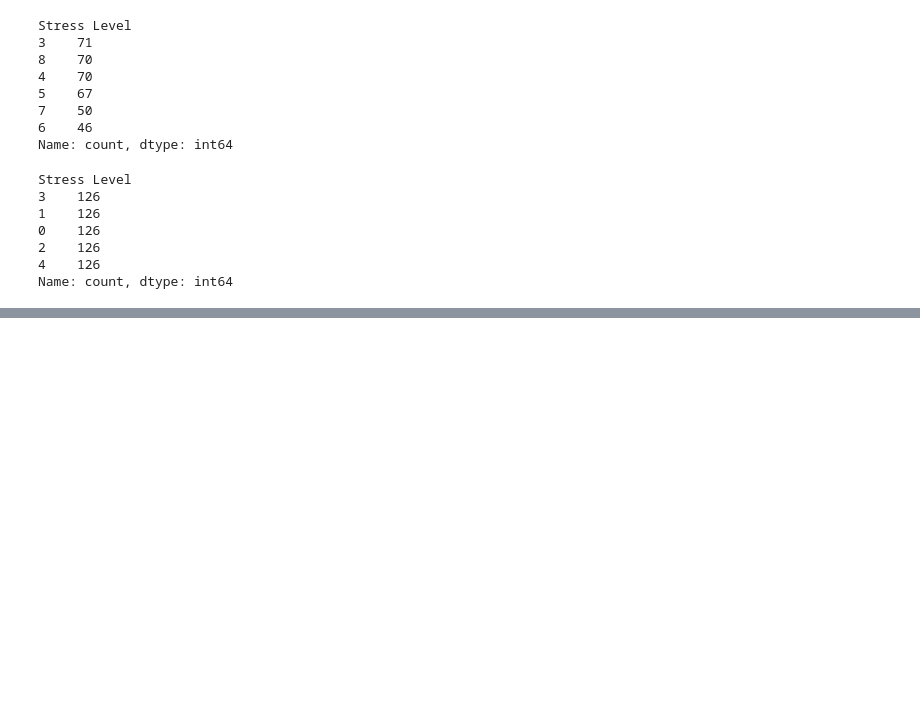
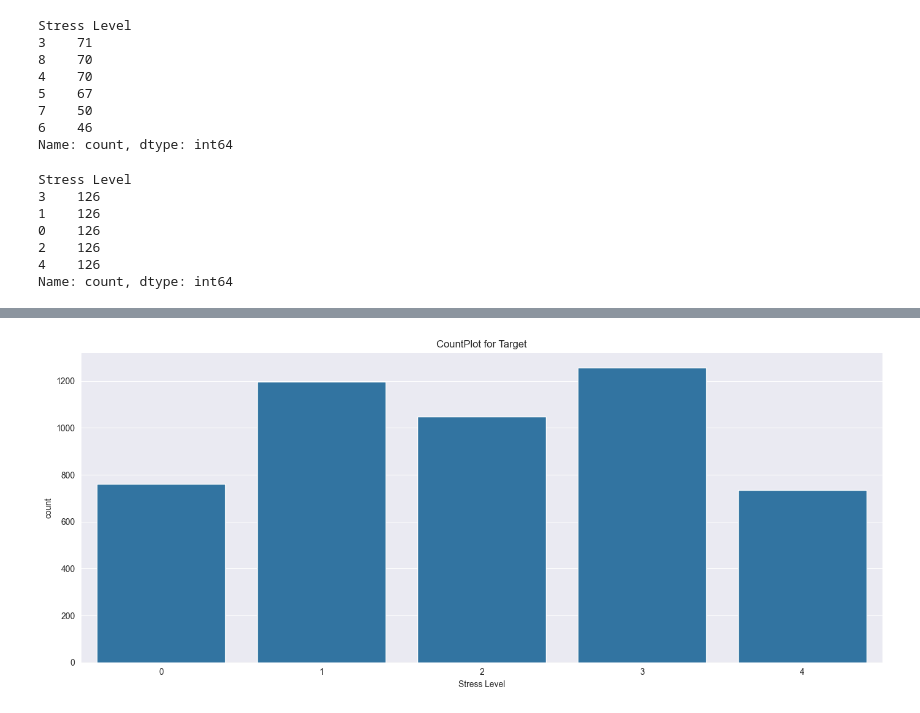
Before and after one commit to Sselimkoc/machineLearning, a Jupyter notebook: new/ann.ipynb, the cells around one changed output, grey strips where cells are left out. Drawn from its saved outputs; the diff is of its cells as text; code cells hidden in the pictures; blank space fills up the shorter version.

```diff
--- a/new/ann.ipynb
+++ b/new/ann.ipynb
@@ -309,0 +377,9 @@ merged_synthetic_data
+# %%
+plt.figure(figsize=(14,6))
+sns.set_style('darkgrid')
+sns.countplot(data=synthetic_data, x='Stress Level',legend=False)
+plt.title('CountPlot for Target')
+plt.tight_layout()
+plt.show()
+# %% [output]
+[figure, added]
```
Also changed, not shown: parts of 25 cells of this notebook, 3 other files.
